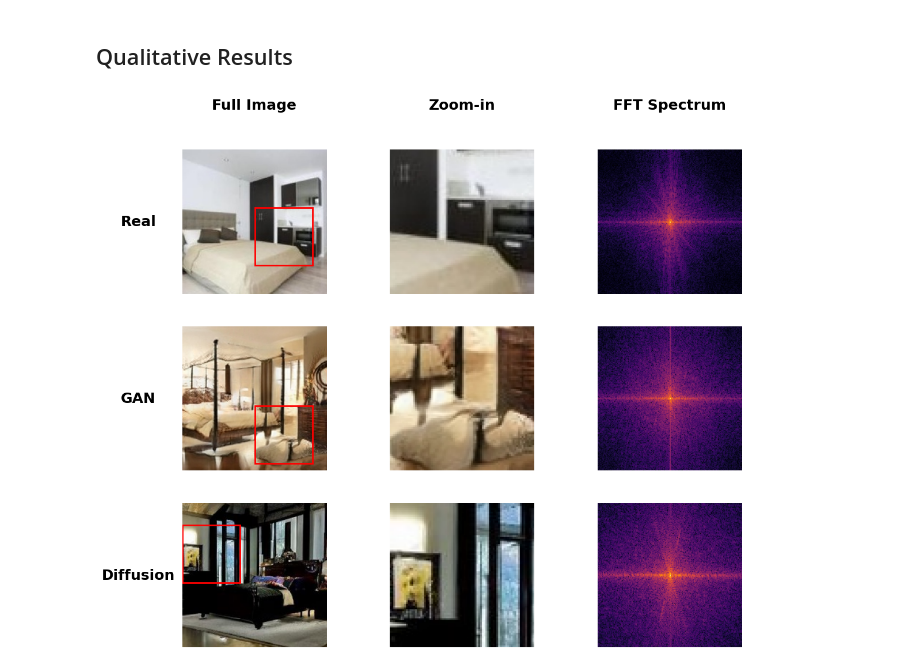
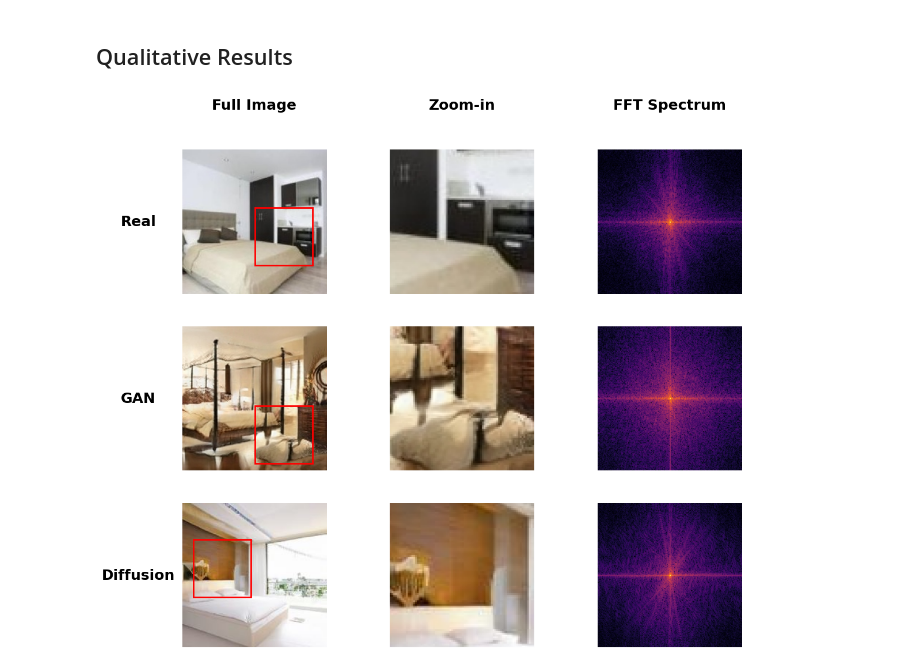
Before and after one commit to SamLB9/GAN-vs.-Diffusion-Images, a Jupyter notebook: notebooks/frequency_domain_analysis.ipynb, the cells around one changed output. Cells and saved outputs as stored; diff of their text form; code cells hidden in the pictures.

```diff
--- a/notebooks/frequency_domain_analysis.ipynb
+++ b/notebooks/frequency_domain_analysis.ipynb
@@ -632,33 +632,35 @@ def plot_fft_grid_clean_compact(image_paths, labels, zoom_boxes, zoom_scale=2, s
 
         # Zoom-in
         ax1 = fig.add_subplot(gs[row + 1, 2])
         ax1.imshow(zoom_resized)
         ax1.axis("off")
 
         # FFT
         ax2 = fig.add_subplot(gs[row + 1, 3])
         ax2.imshow(log_mag, cmap='inferno')
         ax2.axis("off")
 
     plt.subplots_adjust(left=0.01, right=0.99, top=0.96, bottom=0.04, wspace=0.05, hspace=0.08)
 
     if save_path:
         plt.savefig(save_path, dpi=300, bbox_inches='tight')
     plt.show()
 
 plot_fft_grid_clean_compact(
     image_paths=[
         "../data/BEST/bedroom/real_200x200/1fea2d32fdc6ca9472b1c094a6125fe511fb5254.jpg",
         "../data/BEST/bedroom/gansformer/img004794.jpg",
-        "../data/BEST/bedroom/ddpm/img000723.jpg"
+        "../data/BEST/bedroom/ddpm/img000250.jpg"
     ],
     labels=["Real", "GAN", "Diffusion"],
     zoom_boxes=[
         (100, 80, 80, 80),    # Real
         (100, 110, 80, 80),   # GAN
-        (0, 30, 80, 80)       # Diffusion
+        (15, 50, 80, 80)       # Diffusion
     ],
     save_path="fft_comparison_bedroom.pdf"
 )
+
+#"../data/BEST/bedroom/ddpm/img000723.jpg"
 # %% [output]
-[figure, old version]
+[figure, new version]
```
Also changed, not shown: parts of 5 cells of this notebook, 24 other files.
